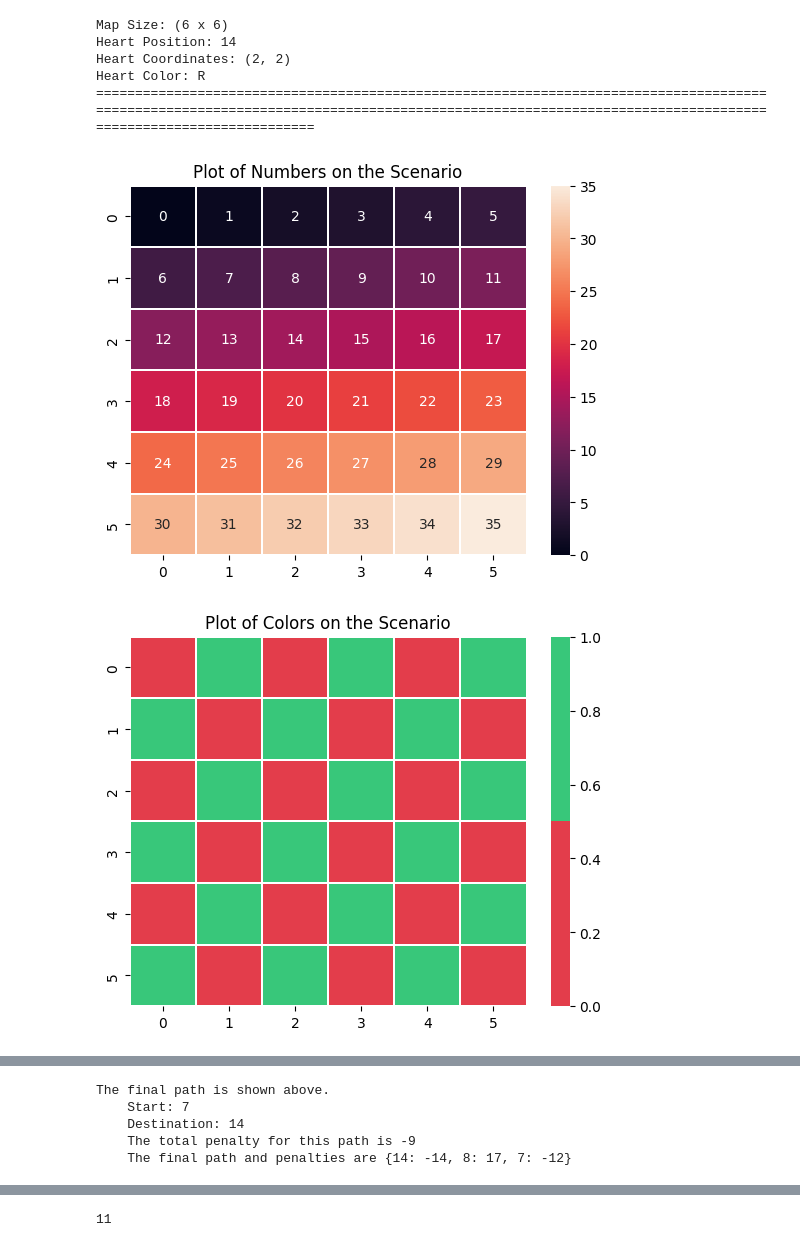
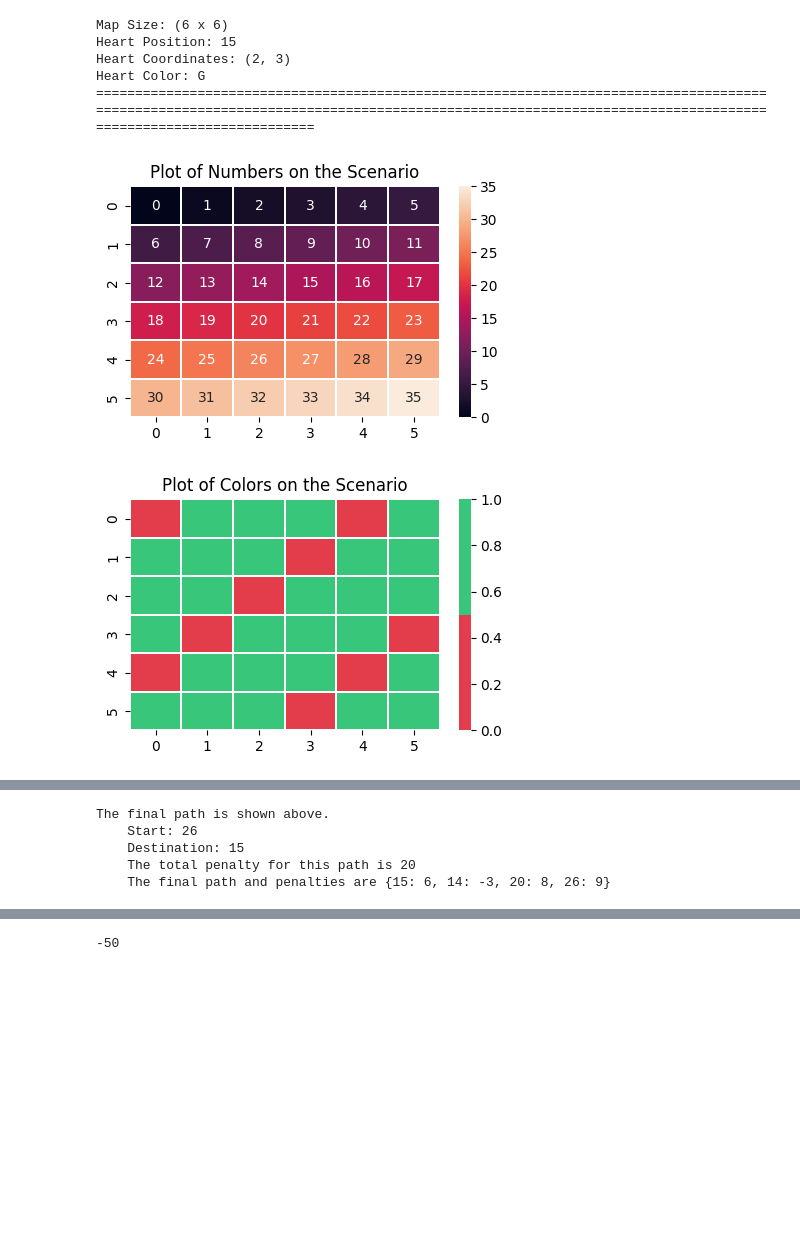
Before and after one commit to pavankumarbalijepalli/aci_assignment, a Jupyter notebook: Trails.ipynb, the cells around one changed output, grey strips where cells are left out. Cells and saved outputs as stored; diff of their text form; code cells hidden in the pictures; blank space fills up the shorter version.

Commit message:
Make code into template

```diff
--- a/Trails.ipynb
+++ b/Trails.ipynb
@@ -216,6 +296,17 @@ def make_connections(output_map):
     return connections, num_pen
 # %%
 def make_graph(connections):
+    """
+    Builds a weighted graph data structure with the connections made from make_connections() function.
+
+    Parameters
+    ----------
+    connections: list -> List of connections in (from, to, penalty) trios
+
+    Returns
+    -------
+    graph: dict -> Dictionary which holds `from` as key and `(to, penalty)` pair as value.
+    """
     # Create a graph with `from` as key and `(to, cost)` as values
     graph = {i:[] for i in range(side*side)}
 
@@ -251,6 +342,10 @@ def best_first_search(source, destination, blocks, graph):
     source: int -> starting point of the agent
     destination: int -> position of heart on the map
     blocks: int -> number of blocks present in the map
+
+    Returns
+    -------
+    path: dict -> Dictionary which maps `to` position with `from` position
     """
     visited = [False] * blocks
     path = {}
@@ -283,6 +378,10 @@ def get_final_path(node: int, final_path, laid_path):
     Parameters
     ----------
     node: int -> node for which the source is required to be found.
+
+    Returns
+    -------
+    None. Stores the final path into the final_path variable
     """
     final_path.append(node)
     # print(final_path)
@@ -299,6 +398,10 @@ def find_final_penalty(final_path: list, agent):
     Parameters
     ----------
     final_path: list -> Stores the positions the agent has travelled to reach the destination.
+
+    Returns
+    -------
+    final_penalty: int -> Gets final penalty that the path incurs in order to move from source to destination
     """
     if agent == 0:
         path_map = np.array([[num_pen_R1[((j)+(side*i))] if ((j)+(side*i)) in final_path else -100 for j in range(side)] for i in range(side)])
@@ -332,12 +435,12 @@ _map = [['R', 'G', 'G', 'G', 'R', 'G'],
          ['R', 'G', 'G', 'G', 'R', 'G'],
          ['G', 'G', 'G', 'R', 'G', 'G']]
 
-_map = [['R', 'G', 'R', 'G', 'R', 'G'],
-         ['G', 'R', 'G', 'R', 'G', 'R'],
-         ['R', 'G', 'RH', 'G', 'R', 'G'],
-         ['G', 'R', 'G', 'R', 'G', 'R'],
-         ['R', 'G', 'R', 'G', 'R', 'G'],
-         ['G', 'R', 'G', 'R', 'G', 'R']]
+# _map = [['R', 'G', 'R', 'G', 'R', 'G'],
+#          ['G', 'R', 'G', 'R', 'G', 'R'],
+#          ['R', 'G', 'RH', 'G', 'R', 'G'],
+#          ['G', 'R', 'G', 'R', 'G', 'R'],
+#          ['R', 'G', 'R', 'G', 'R', 'G'],
+#          ['G', 'R', 'G', 'R', 'G', 'R']]
 
 try:
     side, flat_map, heart_number, heart_coordinates, heart_color = initialise_map_data(_map)
@@ -351,35 +454,35 @@ start_number
 print('===='*50)
 
 output_map_R1 = build_map(_map, agent=0)
 output_map_G1 = build_map(_map, agent=1)
 
 nodes = make_plots(output_map_R1, output_map_G1)
 
 print('===='*50)
 
 connections_R1, num_pen_R1 = make_connections(output_map_R1)
 connections_G1, num_pen_G1 = make_connections(output_map_G1)
 
 graph_R1 = make_graph(connections_R1)
 graph_G1 = make_graph(connections_G1)
 
 laid_path_R1 = best_first_search(start_number, heart_number, side*side, graph_R1)
 laid_path_G1 = best_first_search(start_number, heart_number, side*side, graph_G1)
 
 print('===='*50)
 
 final_path_R1 = []
 final_path_G1 = []
 get_final_path(heart_number, final_path_R1, laid_path_R1)
 get_final_path(heart_number, final_path_G1, laid_path_G1)
 
 find_final_penalty(final_path_R1, agent=0)
 find_final_penalty(final_path_G1, agent=1)
 # %% [output]
 Map Size: (6 x 6)
-Heart Position: 14
-Heart Coordinates: (2, 2)
-Heart Color: R
+Heart Position: 15
+Heart Coordinates: (2, 3)
+Heart Color: G
 ========================================================================================================================================================================================================
-[figure, old version]
+[figure, new version]
-[figure, old version]
+[figure, new version]
@@ -398,5 +503,5 @@ The transitional path is:
 The final path is shown above.
-    Start: 7
-    Destination: 14
-    The total penalty for this path is -9
-    The final path and penalties are {14: -14, 8: 17, 7: -12}
+    Start: 26
+    Destination: 15
+    The total penalty for this path is 20
+    The final path and penalties are {15: 6, 14: -3, 20: 8, 26: 9}
@@ -409 +514 @@ The final path is shown above.
-11
+-50
```
Also changed, not shown: parts of 7 cells of this notebook, 1 other file.
